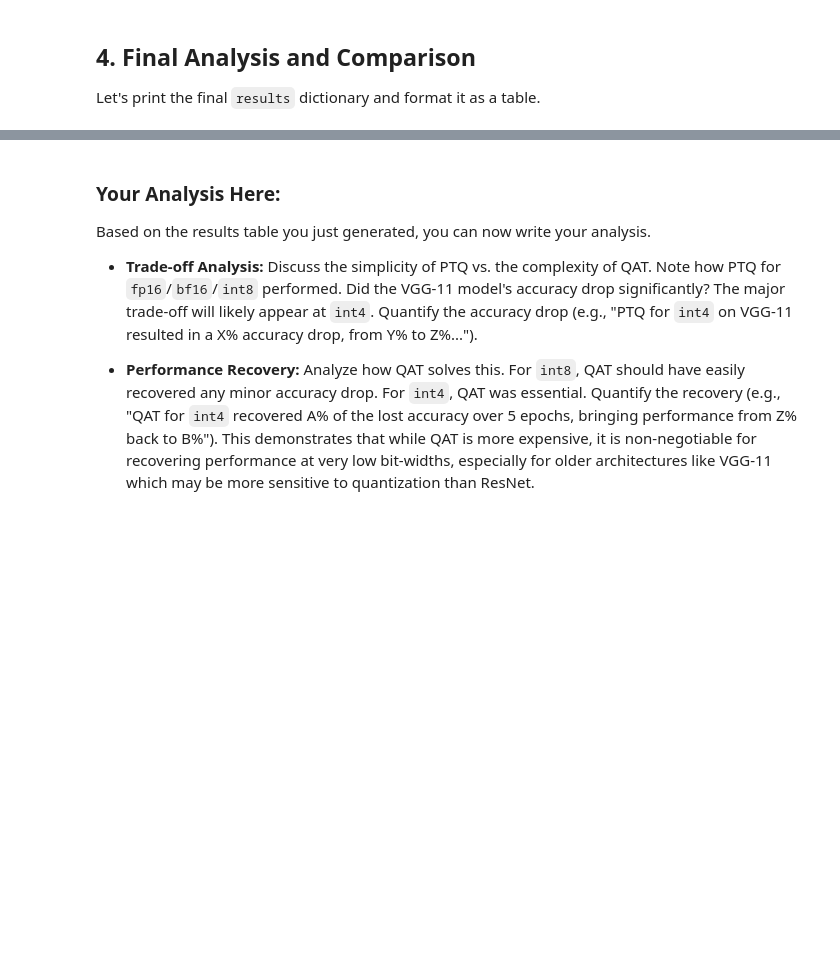
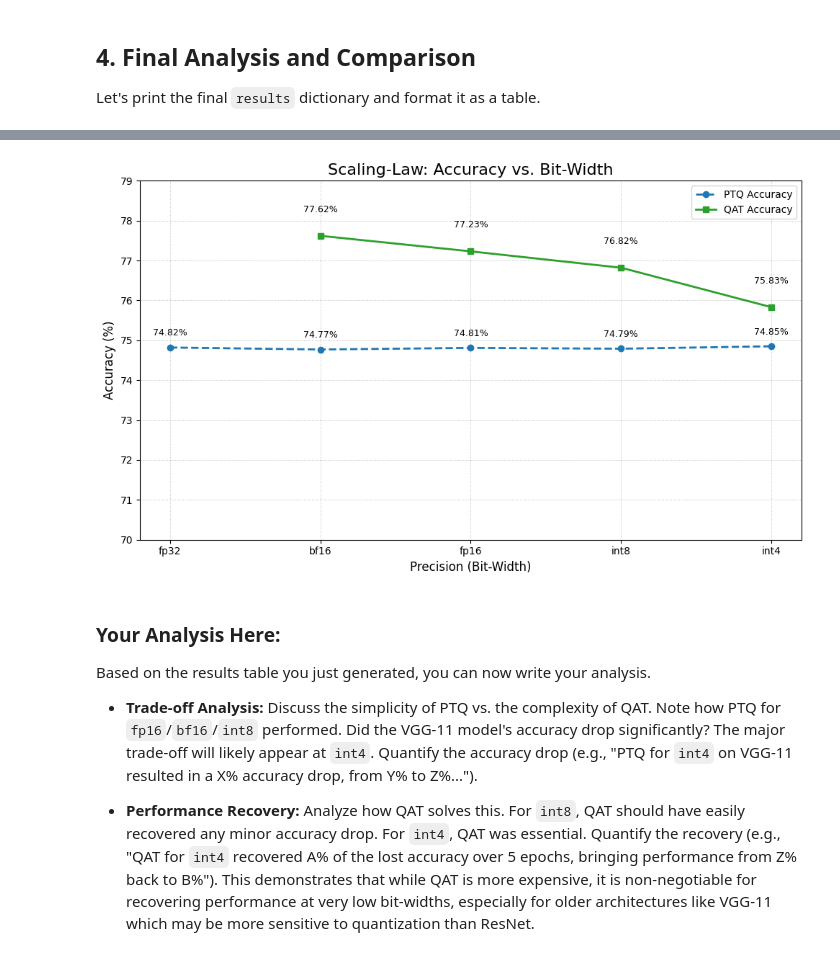
Before and after one commit to ibrahim-murtaza/ATML_PA3, a Jupyter notebook: Quantisation/main.ipynb, the cells around one changed output, grey strips where cells are left out. Saved outputs shown, nothing was run; the diff lists cells and outputs as text; code cells hidden in the pictures; blank space fills up the shorter version.

```diff
--- a/Quantisation/main.ipynb
+++ b/Quantisation/main.ipynb
@@ -179,6 +225,8 @@ print("--- Running PTQ for fp16 and bf16 ---")
 model_fp16_ptq = copy.deepcopy(baseline_model_fp32).half()
 acc_fp16_ptq = evaluate(model_fp16_ptq, test_loader, use_autocast=True, dtype=torch.float16)
 print(f"PTQ fp16 Accuracy: {acc_fp16_ptq:.2f}%")
+print_model_size(model_fp16_ptq, label="FP16 PTQ")
+print_model_size(baseline_model_fp32, label="Baseline FP32")
 results['fp16'] = {'ptq_accuracy': acc_fp16_ptq}
 
 # --- bf16 ---
@@ -188,6 +236,7 @@ try:
     model_bf16_ptq = copy.deepcopy(baseline_model_fp32).to(torch.bfloat16)
     acc_bf16_ptq = evaluate(model_bf16_ptq, test_loader, use_autocast=True, dtype=torch.bfloat16)
     print(f"PTQ bf16 Accuracy: {acc_bf16_ptq:.2f}%")
+    print_model_size(model_bf16_ptq, label="BF16 PTQ")
     results['bf16'] = {'ptq_accuracy': acc_bf16_ptq}
 except Exception as e:
     print(f"Could not run bf16 test (likely unsupported hardware): {e}")
@@ -213,6 +265,7 @@ quantize_(model_int8_ptq, int8_config)
 
 acc_int8_ptq = evaluate(model_int8_ptq, test_loader)
 print(f"PTQ int8 Accuracy: {acc_int8_ptq:.2f}%")
+print_model_size(model_int8_ptq, label="INT8 PTQ")
 results['int8'] = {'ptq_accuracy': acc_int8_ptq}
 
 # --- int4 ---
@@ -226,6 +279,7 @@ try:
     # FIXED: We must also evaluate int4 PTQ with bfloat16 autocast
     acc_int4_ptq = evaluate(model_int4_ptq, test_loader, use_autocast=True, dtype=torch.bfloat16)
     print(f"PTQ int4 Accuracy: {acc_int4_ptq:.2f}%")
+    print_model_size(model_int4_ptq, label="INT4 PTQ")
     results['int4'] = {'ptq_accuracy': acc_int4_ptq}
 
 except Exception as e:
@@ -704,0 +795,77 @@ print(df.to_markdown(floatfmt=".2f"))
+# %%
+# %% [markdown]
+# ## Final Results + Scaling-Law Plot (hard-coded from your console)
+
+# %%
+import pandas as pd
+import matplotlib.pyplot as plt
+
+# ------------------------------------------------------------------
+# 1. Hard-coded results + correct sizes
+# ------------------------------------------------------------------
+results = {
+    #                PTQ acc   QAT acc   PTQ size   QAT size
+    "fp32": {"ptq_accuracy": 74.82, "qat_accuracy": None,   "ptq_size_mb": 516.71, "qat_size_mb": 516.71},
+    "fp16": {"ptq_accuracy": 74.81, "qat_accuracy": 77.23, "ptq_size_mb": 258.36, "qat_size_mb": 516.71},
+    "bf16": {"ptq_accuracy": 74.77, "qat_accuracy": 77.62, "ptq_size_mb": 258.36, "qat_size_mb": 516.71},
+    "int8": {"ptq_accuracy": 74.79, "qat_accuracy": 76.82, "ptq_size_mb": 156.97, "qat_size_mb": 156.97},
+    "int4": {"ptq_accuracy": 74.85, "qat_accuracy": 75.83, "ptq_size_mb":  83.31, "qat_size_mb": 258.36},
+}
+
+# ------------------------------------------------------------------
+# 2. Build DataFrame & print Markdown table
+# ------------------------------------------------------------------
+df = pd.DataFrame(results).T
+df.index.name = "Bit-Width"
+df = df[["ptq_accuracy", "qat_accuracy", "ptq_size_mb", "qat_size_mb"]]
+
+print("\n--- Final Results Summary (hard-coded) ---")
+print(df.to_markdown(floatfmt=".2f"))
+
+# ------------------------------------------------------------------
+# 3. Scaling-law plot
+# ------------------------------------------------------------------
+df_melt = df.reset_index().melt(
+    id_vars="Bit-Width",
+    value_vars=["ptq_accuracy", "qat_accuracy"],
+    var_name="Method",
+    value_name="Accuracy",
+)
+df_melt = df_melt.dropna(subset=["Accuracy"])
+
+order = ["fp32", "bf16", "fp16", "int8", "int4"]
+df_melt["Bit-Width"] = pd.Categorical(df_melt["Bit-Width"], categories=order, ordered=True)
+df_melt = df_melt.sort_values("Bit-Width")
+
+ptq = df_melt[df_melt["Method"] == "ptq_accuracy"]
+qat = df_melt[df_melt["Method"] == "qat_accuracy"]
+
+plt.figure(figsize=(10, 6))
+
+# PTQ line
+plt.plot(ptq["Bit-Width"], ptq["Accuracy"],
+         marker="o", linestyle="--", color="#1f77b4", linewidth=2,
+         label="PTQ Accuracy")
+
+# QAT line
+plt.plot(qat["Bit-Width"], qat["Accuracy"],
+         marker="s", linestyle="-", color="#2ca02c", linewidth=2,
+         label="QAT Accuracy")
+
+# Annotate every point
+for _, row in df_melt.iterrows():
+    offset = 0.6 if row["Method"] == "qat_accuracy" else 0.3
+    plt.text(row["Bit-Width"], row["Accuracy"] + offset,
+             f"{row['Accuracy']:.2f}%", ha="center", fontsize=9)
+
+plt.title("Scaling-Law: Accuracy vs. Bit-Width", fontsize=16)
+plt.xlabel("Precision (Bit-Width)", fontsize=12)
+plt.ylabel("Accuracy (%)", fontsize=12)
+plt.legend()
+plt.grid(True, which="both", linestyle=":", linewidth=0.6)
+plt.ylim(70, 79)
+
+plt.tight_layout()
+plt.savefig("scaling_law_analysis.png", dpi=300)
+print("\nPlot saved as 'scaling_law_analysis.png'")
+# %% [output]
@@ -705,3 +882,4 @@ print(df.to_markdown(floatfmt=".2f"))
+[figure, added]
 # %% [markdown]
 ### Your Analysis Here:
 
```
Also changed, not shown: parts of 19 cells of this notebook, 8 other files.
